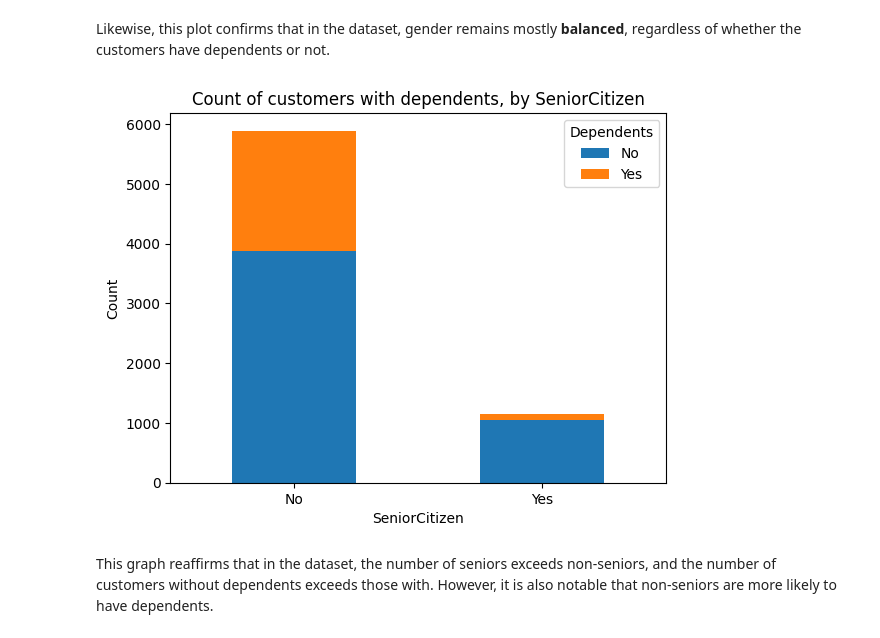
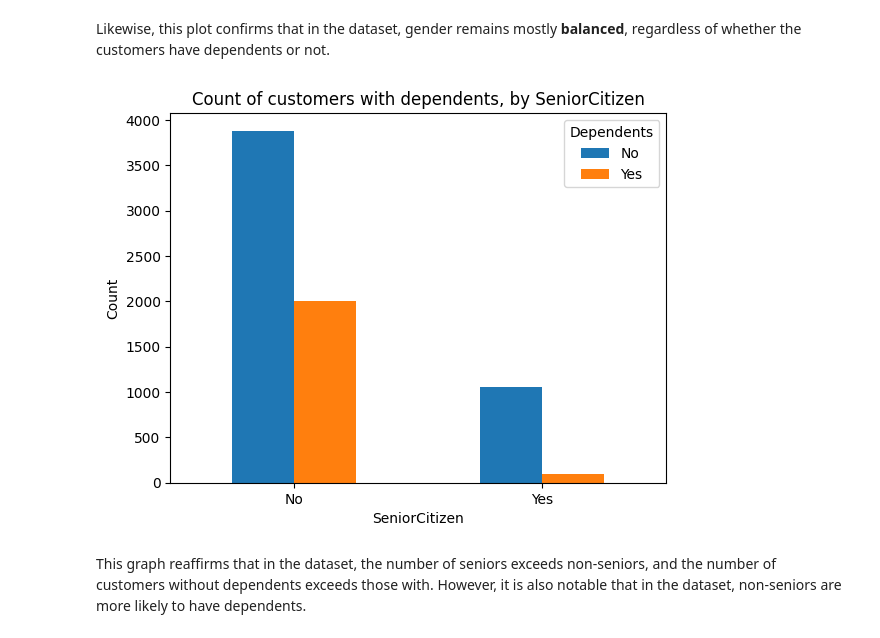
Before and after one commit to vincent-doan/applied-statistics, a Jupyter notebook: telco_customer_churn.ipynb, the cells around one changed output. Drawn from its saved outputs; the diff is of its cells as text; code cells hidden in the pictures.

```diff
--- a/telco_customer_churn.ipynb
+++ b/telco_customer_churn.ipynb
@@ -296,14 +298,14 @@ plt.show()
 # %% [markdown]
 Likewise, this plot confirms that in the dataset, gender remains mostly **balanced**, regardless of whether the customers have dependents or not.
 # %%
-ax = data.groupby("SeniorCitizen")["Dependents"].value_counts().unstack(level=1).plot(kind='bar', stacked=True)
+ax = data.groupby("SeniorCitizen")["Dependents"].value_counts().unstack(level=1).plot(kind='bar', stacked=False)
 ax.set_xticklabels(ax.get_xticklabels(), rotation=0)
 
 plt.xlabel("SeniorCitizen")
 plt.ylabel("Count")
 plt.title("Count of customers with dependents, by SeniorCitizen")
 plt.show()
 # %% [output]
-[figure, old version]
+[figure, new version]
 # %% [markdown]
-This graph reaffirms that in the dataset, the number of seniors exceeds non-seniors, and the number of customers without dependents exceeds those with. However, it is also notable that non-seniors are more likely to have dependents.
+This graph reaffirms that in the dataset, the number of seniors exceeds non-seniors, and the number of customers without dependents exceeds those with. However, it is also notable that in the dataset, non-seniors are more likely to have dependents.
```
Also changed, not shown: parts of 11 cells of this notebook.
